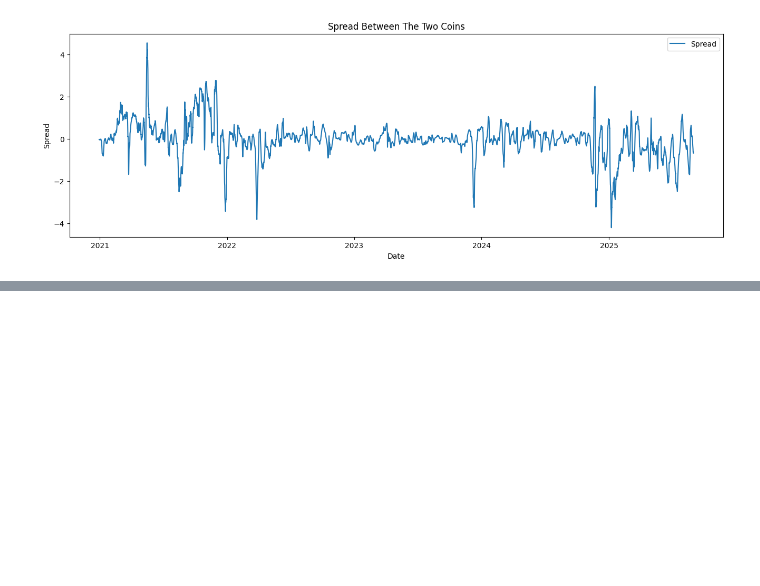
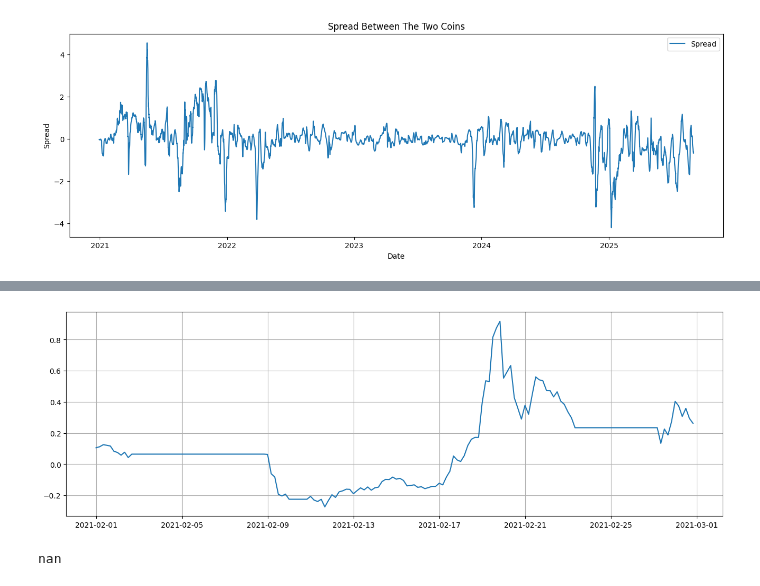
Before and after one commit to wbchristerson/crypto-strategies, a Jupyter notebook: updated_statistical_arbitrage_cointegration.ipynb, the cells around one changed output, grey strips where cells are left out. Cells and saved outputs as stored; diff of their text form; code cells hidden in the pictures; blank space fills up the shorter version.

```diff
--- a/updated_statistical_arbitrage_cointegration.ipynb
+++ b/updated_statistical_arbitrage_cointegration.ipynb
@@ -237,0 +325,19 @@ plt.show()
+# %%
+from datetime import datetime
+
+plt.figure(figsize=(16,5))
+plt.plot(balance_record.loc[datetime(2021, 2, 1, 0, 0):datetime(2021, 2, 28, 20, 0)])
+
+plt.grid()
+plt.show()
+
+# balance_ret = balance_record / balance_record.shift() - 1
+
+# non_inf_balance_ret = balance_ret[balance_ret != float('inf')]
+# non_inf_balance_ret.mean() / non_inf_balance_ret.std() * np.sqrt(365 * 6)
+# %% [output]
+[figure, added]
+# %%
+strat_data["z-score"].loc[datetime(2021, 1, 1, 0, 0)]
+# %% [output]
+nan
```
Also changed, not shown: parts of 9 cells of this notebook.
